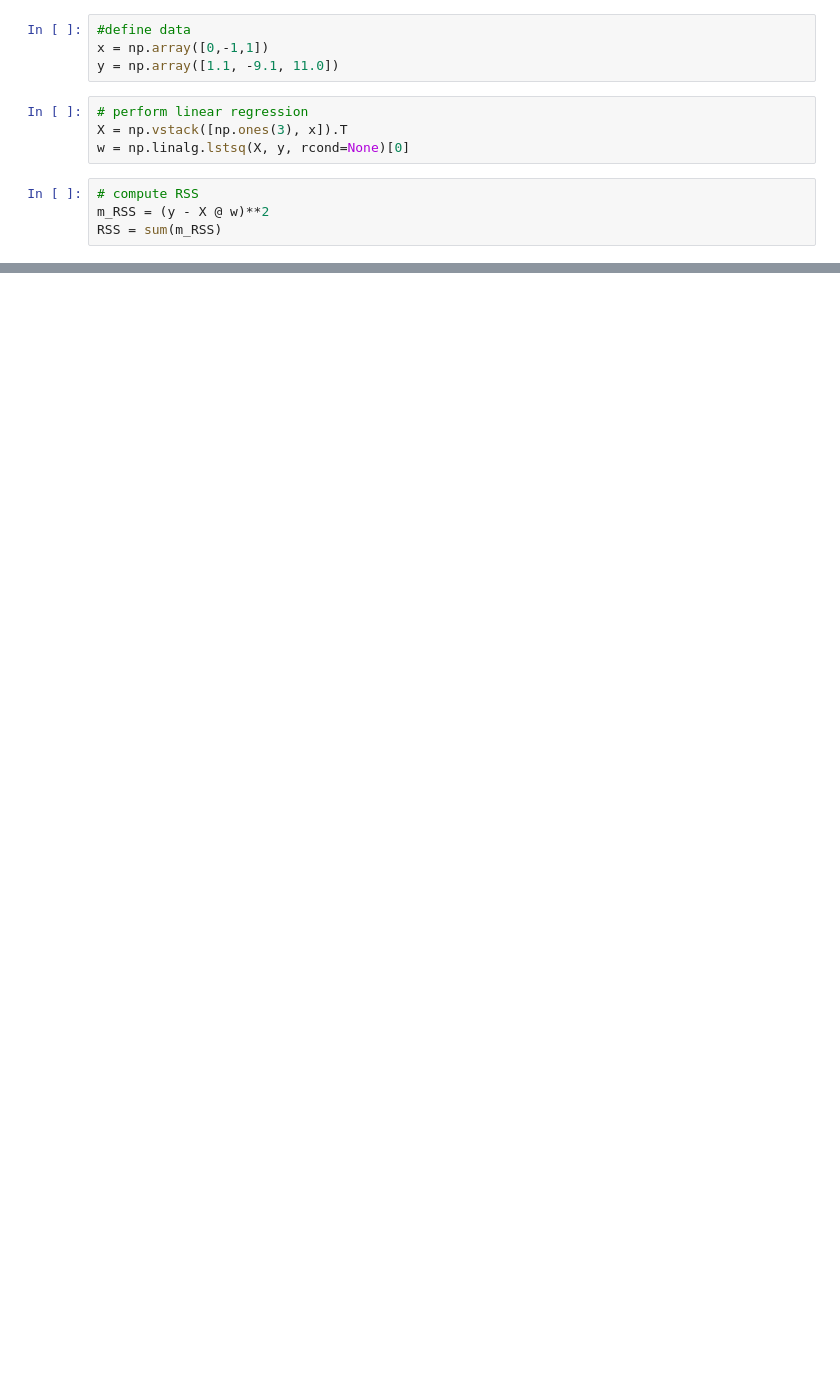
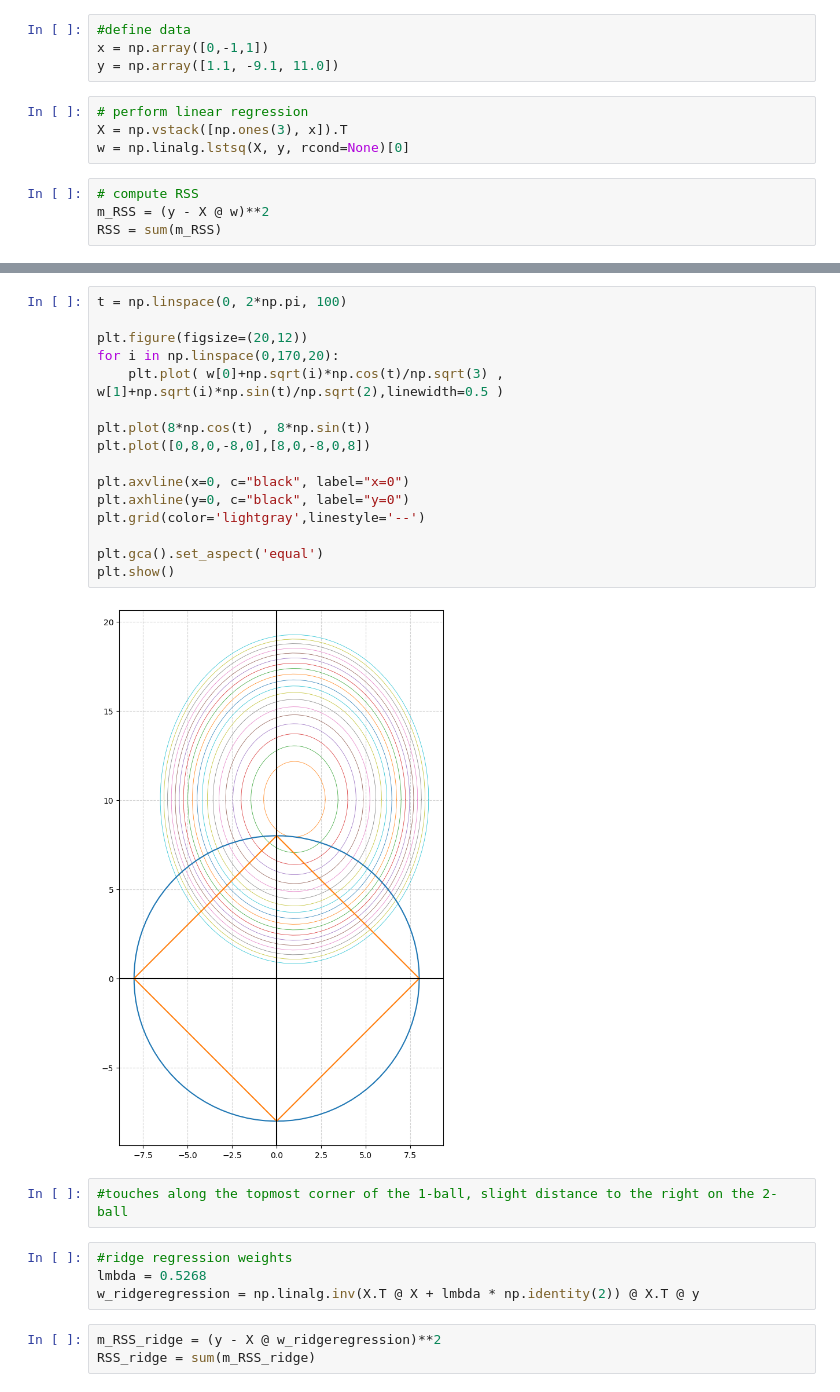
Before and after one commit to asaha1203/cx-4803, a Jupyter notebook: hw_3/hw_3_q1.ipynb, the cells around one changed output, grey strips where cells are left out. Drawn from its saved outputs; the diff is of its cells as text; blank space fills up the shorter version.

```diff
--- a/hw_3/hw_3_q1.ipynb
+++ b/hw_3/hw_3_q1.ipynb
@@ -37,0 +35,27 @@ array([ 1.  , 10.05])
+# %%
+t = np.linspace(0, 2*np.pi, 100)
+
+plt.figure(figsize=(20,12))
+for i in np.linspace(0,170,20):
+    plt.plot( w[0]+np.sqrt(i)*np.cos(t)/np.sqrt(3) , w[1]+np.sqrt(i)*np.sin(t)/np.sqrt(2),linewidth=0.5 )
+
+plt.plot(8*np.cos(t) , 8*np.sin(t))
+plt.plot([0,8,0,-8,0],[8,0,-8,0,8])
+
+plt.axvline(x=0, c="black", label="x=0")
+plt.axhline(y=0, c="black", label="y=0")
+plt.grid(color='lightgray',linestyle='--')
+
+plt.gca().set_aspect('equal')
+plt.show()
+# %% [output]
+[figure, added]
+# %%
+#touches along the topmost corner of the 1-ball, slight distance to the right on the 2-ball
+# %%
+#ridge regression weights
+lmbda = 0.5268
+w_ridgeregression = np.linalg.inv(X.T @ X + lmbda * np.identity(2)) @ X.T @ y
+# %%
+m_RSS_ridge = (y - X @ w_ridgeregression)**2
+RSS_ridge = sum(m_RSS_ridge)
```
Also changed, not shown: parts of 5 cells of this notebook.
